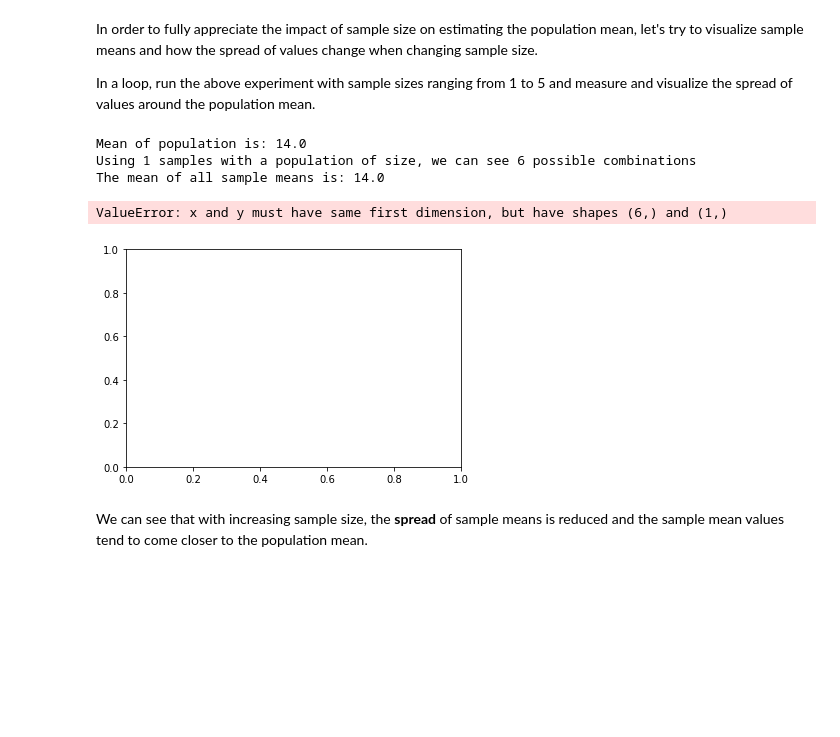
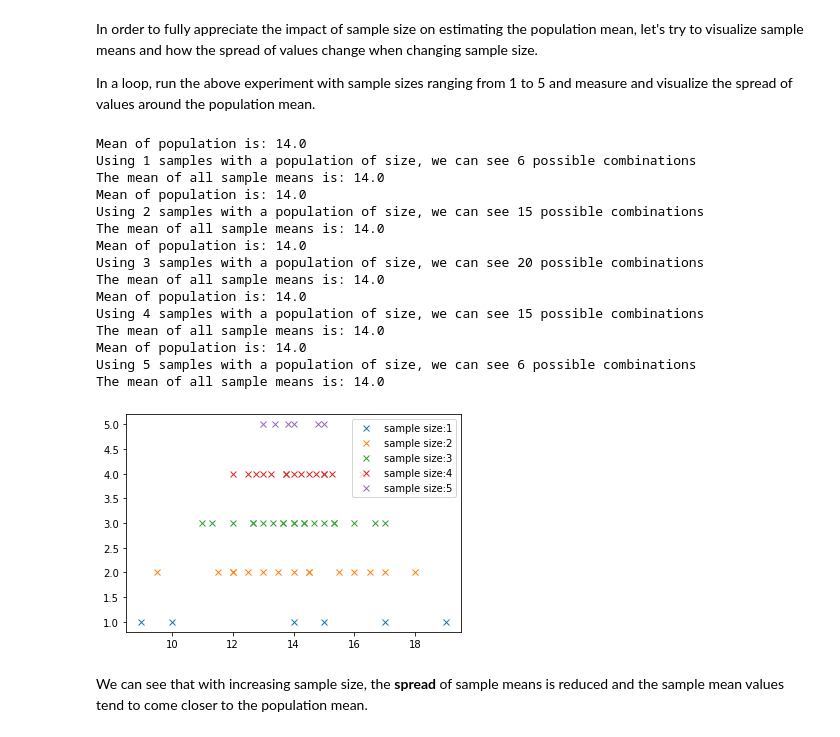
Before and after one commit to yagutaro/dsc-sampling-statistics-lab-hbs-ds-060120, a Jupyter notebook: index.ipynb, the cells around one changed output. Cells and saved outputs as stored; diff of their text form; code cells hidden in the pictures; blank space fills up the shorter version.

```diff
--- a/index.ipynb
+++ b/index.ipynb
@@ -306,35 +306,46 @@ In a loop, run the above experiment with sample sizes ranging from 1 to 5 and me
 # %%
 # Run a for loop to execute above code for sample size 1 to 5 and visualise the spread of sample
 # means
 for i in range(5):
     n = i + 1
     combs, means = sample_means(n, pumpkin_dict)
     probs = calculate_probability(means)
 
     val = n
     ar = np.arange(10)
-    plt.plot(means, val, 'x', label = ('sample size:'+ str(n)))
+    plt.plot(means, np.zeros_like(means) + val, 'x', label = ('sample size:'+ str(n)))
     plt.legend()
 # Using 1 samples with a population of size, we can see 6 possible combinations
 # The mean of all sample means mu_x_hat is: 14.0
 
 # Using 2 samples with a population of size, we can see 15 possible combinations
 # The mean of all sample means mu_x_hat is: 14.0
 
 # Using 3 samples with a population of size, we can see 20 possible combinations
 # The mean of all sample means mu_x_hat is: 14.0
 
 # Using 4 samples with a population of size, we can see 15 possible combinations
 # The mean of all sample means mu_x_hat is: 14.0
 
 # Using 5 samples with a population of size, we can see 6 possible combinations
 # The mean of all sample means mu_x_hat is: 14.0
 # %% [output]
 Mean of population is: 14.0
 Using 1 samples with a population of size, we can see 6 possible combinations
 The mean of all sample means is: 14.0
+Mean of population is: 14.0
+Using 2 samples with a population of size, we can see 15 possible combinations
+The mean of all sample means is: 14.0
+Mean of population is: 14.0
+Using 3 samples with a population of size, we can see 20 possible combinations
+The mean of all sample means is: 14.0
+Mean of population is: 14.0
+Using 4 samples with a population of size, we can see 15 possible combinations
+The mean of all sample means is: 14.0
+Mean of population is: 14.0
+Using 5 samples with a population of size, we can see 6 possible combinations
+The mean of all sample means is: 14.0
-ValueError: x and y must have same first dimension, but have shapes (6,) and (1,)
-[figure, old version]
+[figure, new version]
 # %% [markdown]
 We can see that with increasing sample size, the **spread** of sample means is reduced and the sample mean values tend to come closer to the population mean.
 # %% [markdown]
```
